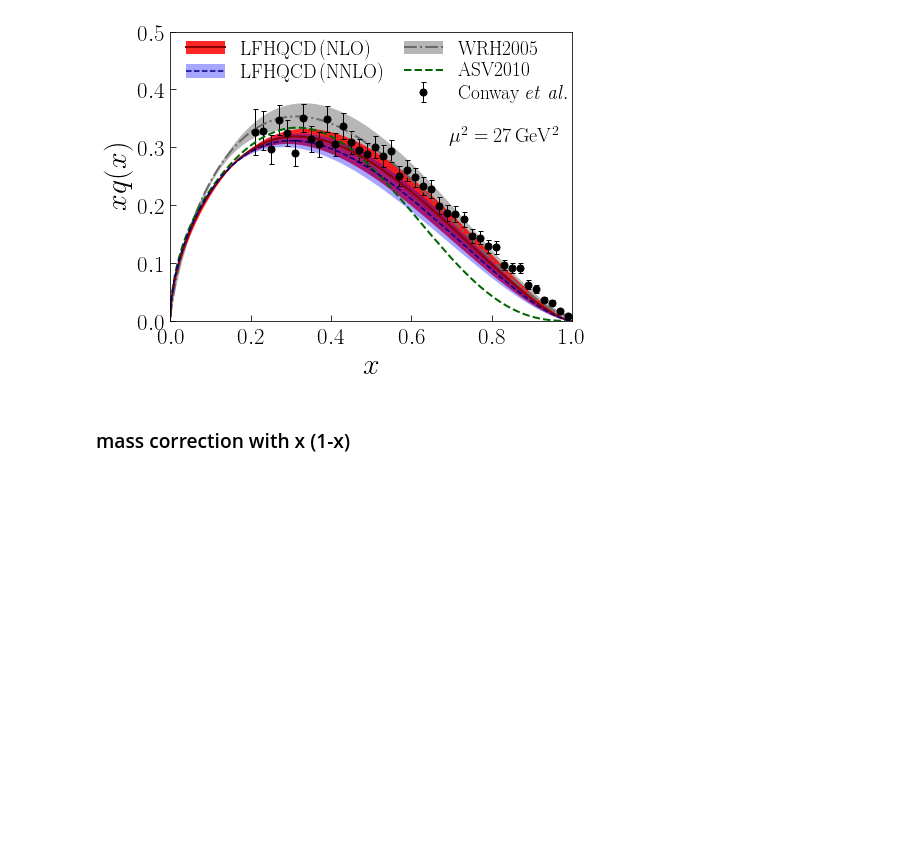
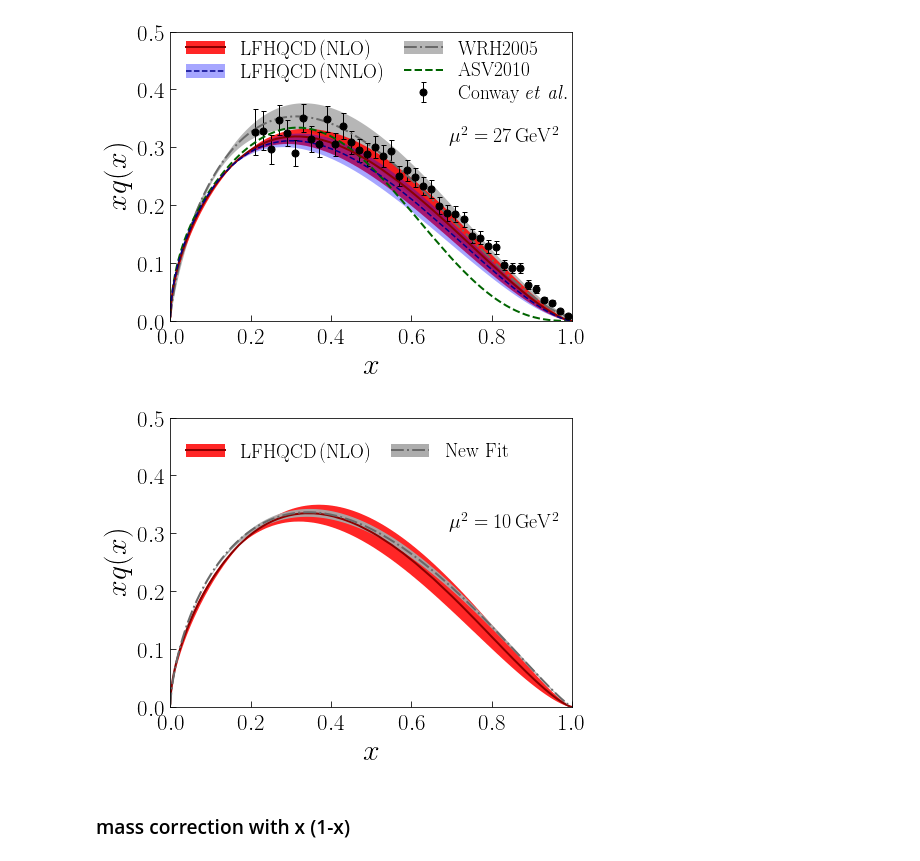
Before and after one commit to TianboLiu/LFHQCD, a Jupyter notebook: evolution/compare-pion.ipynb, the cells around one changed output. Cells and saved outputs as stored; diff of their text form; code cells hidden in the pictures; blank space fills up the shorter version.

```diff
--- a/evolution/compare-pion.ipynb
+++ b/evolution/compare-pion.ipynb
@@ -25,6 +25,7 @@ xf={}
 xf['pion parameterization']=np.loadtxt("results/pion_parameterization_Q=5.2.dat",skiprows=2)
 xf['pion parameterization NLL 4.0']=np.loadtxt("results/pion_NLL_parameterization_Q=4.0.dat",skiprows=2)
 xf['pion parameterization NLL 5.2']=np.loadtxt("results/pion_NLL_parameterization_Q=5.2.dat",skiprows=2)
+xf['pion parameterization new 3.16']=np.loadtxt("results/pion_new_Q=3.16.dat",skiprows=2)
 xf['pion conway']=np.loadtxt("results/conway.dat",skiprows=2)
 
 xf['pion a=0.5 input']=np.loadtxt("results/pion8_a=0.5_input.dat",skiprows=2)
@@ -94,6 +95,12 @@ xf['pion NNLO shift1']=np.loadtxt("results/pion_exp4_NNLO_shift1.dat",skiprows=2
 xf['pion NNLO shift2']=np.loadtxt("results/pion_exp4_NNLO_shift2.dat",skiprows=2)
 xf['pion NNLO shift3']=np.loadtxt("results/pion_exp4_NNLO_shift3.dat",skiprows=2)
 xf['pion NNLO shift4']=np.loadtxt("results/pion_exp4_NNLO_shift4.dat",skiprows=2)
+
+xf['pion NLO Q=3.16 central']=np.loadtxt("results/pion_exp4_Q=3.16_central.dat",skiprows=2)
+xf['pion NLO Q=3.16 shift1']=np.loadtxt("results/pion_exp4_Q=3.16_shift1.dat",skiprows=2)
+xf['pion NLO Q=3.16 shift2']=np.loadtxt("results/pion_exp4_Q=3.16_shift2.dat",skiprows=2)
+xf['pion NLO Q=3.16 shift3']=np.loadtxt("results/pion_exp4_Q=3.16_shift3.dat",skiprows=2)
+xf['pion NLO Q=3.16 shift4']=np.loadtxt("results/pion_exp4_Q=3.16_shift4.dat",skiprows=2)
 # %% [markdown]
 ## Plots
 # %% [markdown]
@@ -256,5 +263,45 @@ py.tight_layout()
 py.savefig('results/pion-xv.pdf')
 # %% [output]
 [figure]
+# %%
+# pion new
+nrows,ncols=1,1
+py.figure(figsize=(ncols*7,nrows*7*0.75))
+
+ax=py.subplot(nrows,ncols,1)
+#exp4
+d2=ax.plot(xf['pion NLO Q=3.16 central'][:,0].T, xf['pion NLO Q=3.16 central'][:,1].T, linewidth=2, color='darkred', ls='-')
+d3=ax.fill_between(xf['pion NLO Q=3.16 central'][:,0].T,\
+               (xf['pion NLO Q=3.16 central'][:,1]-((xf['pion NLO Q=3.16 shift1'][:,1]-xf['pion NLO Q=3.16 shift2'][:,1])**2+(xf['pion NLO Q=3.16 shift3'][:,1]-xf['pion NLO Q=3.16 shift4'][:,1])**2)**0.5/2).T,\
+               (xf['pion NLO Q=3.16 central'][:,1]+((xf['pion NLO Q=3.16 shift1'][:,1]-xf['pion NLO Q=3.16 shift2'][:,1])**2+(xf['pion NLO Q=3.16 shift3'][:,1]-xf['pion NLO Q=3.16 shift4'][:,1])**2)**0.5/2).T,\
+               color='red', alpha=0.85, linewidth=0, label=r'$\rm LFHQCD$')
+# plots
+d0=ax.plot(xf['pion parameterization new 3.16'][:,0], xf['pion parameterization new 3.16'][:,1],\
+          color='dimgray', alpha=1, linewidth=2, ls='-.',)
+d1=ax.fill_between(xf['pion parameterization new 3.16'][:,0],\
+                   xf['pion parameterization new 3.16'][:,1] - xf['pion parameterization new 3.16'][:,2],\
+                   xf['pion parameterization new 3.16'][:,1] + xf['pion parameterization new 3.16'][:,3],\
+                   color='darkgray', alpha=0.95, linewidth=0)
+#setting
+ax.set_xlabel(r'$x$',size=30)
+ax.set_ylabel(r'$xq(x)$',size=30)
+ax.set_xlim(0,1)
+ax.set_ylim(0.0,0.5)
+#ax.set_xscale('')
+ax.tick_params(axis='both', which='major', labelsize=23, direction='in', length=6, pad=6)
+#ax.set_xticks([0.0,0.2,0.4,0.6,0.8,1.0])
+#ax.set_yticks([0.0,0.1,0.2,0.3,0.4,0.5,0.6,0.7,0.8])
+ax.text(0.83,0.62,r'$\rm \mu^2=10\,GeV^2$',horizontalalignment='center',transform=ax.transAxes,size=20)
+#ax.text(0.20,0.85,r'$\rm \mu^2=27\,GeV^2$',horizontalalignment='center',transform=ax.transAxes,size=20)
+#ax.text(0.10,0.70,r'$w(x)=x^{1-x}e^{-a(1-x)^2}$',horizontalalignment='left',transform=ax.transAxes,size=20)
+L=[(d3, d2[0]), (d1, d0[0])]
+H=[r'$\rm LFHQCD\,(NLO)$', r'$\rm New~Fit$']
+ax.legend(L, H, fontsize=19.3, frameon=False, labelspacing=0.23, loc=(0.02,0.82), ncol=2, columnspacing=1)
+
+
+py.tight_layout()
+py.savefig('results/pion-new.pdf')
+# %% [output]
+[figure, added]
 # %% [markdown]
 ### mass correction with x (1-x)
```
Also changed, not shown: 1 other file.
